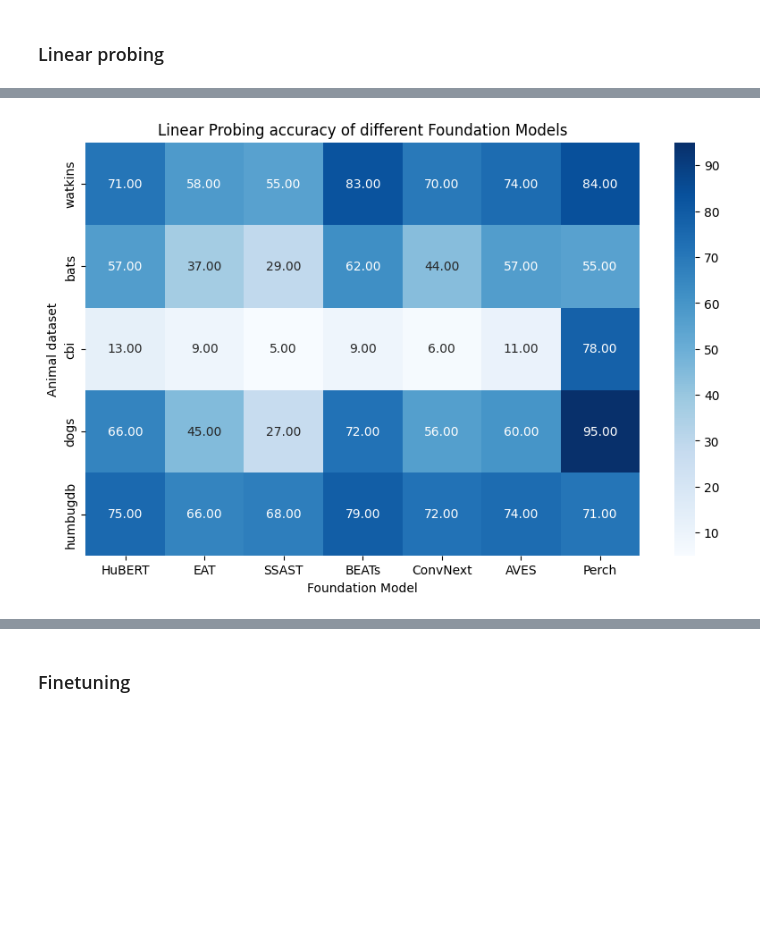
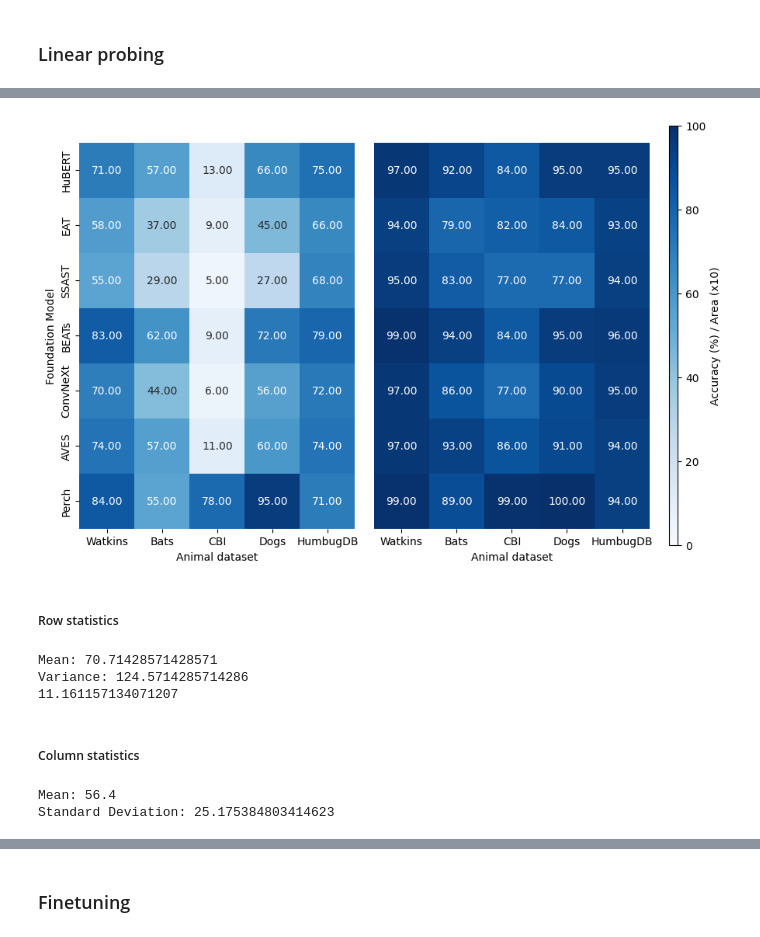
Before and after one commit to DBD-research-group/BirdSet, a Jupyter notebook: results/plots.ipynb, the cells around one changed output, grey strips where cells are left out. Drawn from its saved outputs; the diff is of its cells as text; code cells hidden in the pictures; blank space fills up the shorter version.

Commit message:
Small fixes, new plots

```diff
--- a/results/plots.ipynb
+++ b/results/plots.ipynb
@@ -20,13 +91,11 @@ def create_hm(df,title):
 # %% [markdown]
 ### Linear probing
 # %%
-df = pd.read_csv('probing.csv',  index_col='Dataset/Model')
+df_probet1 = pd.read_csv('probing_t1.csv', index_col='Dataset/Model')
+df_probeauc = pd.read_csv('probing_auc.csv', index_col='Dataset/Model')
+plt = create_two_hm(df_probet1, df_probeauc)
 
-plt = create_hm(df, 'Linear Probing accuracy of different Foundation Models')
-
-# Save the heatmap
 plt.savefig('probing_hm.png', dpi=300, bbox_inches='tight')
 
-# Show the heatmap
-plt.show()
+plt
 # %% [output]
@@ -33 +103,32 @@ plt.show()
-[figure, old version]
+[figure, new version]
+# %% [markdown]
+##### Row statistics
+# %%
+row = df_probet1.iloc[0]
+
+mean_value = row.mean()
+
+# Calculate the variance
+variance_value = row.var()
+
+print(f"Mean: {mean_value}")
+print(f"Variance: {variance_value}")
+print(row.std())
+# %% [output]
+Mean: 70.71428571428571
+Variance: 124.5714285714286
+11.161157134071207
+# %% [markdown]
+##### Column statistics
+# %%
+column = df_probet1.iloc[:, 0]  # This selects the first column
+
+# Calculate the standard deviation
+std_dev = column.std()
+mean_value = column.mean()
+print(f"Mean: {mean_value}")
+
+print(f"Standard Deviation: {std_dev}")
+# %% [output]
+Mean: 56.4
+Standard Deviation: 25.175384803414623
```
Also changed, not shown: parts of 10 cells of this notebook, 6 other files.
